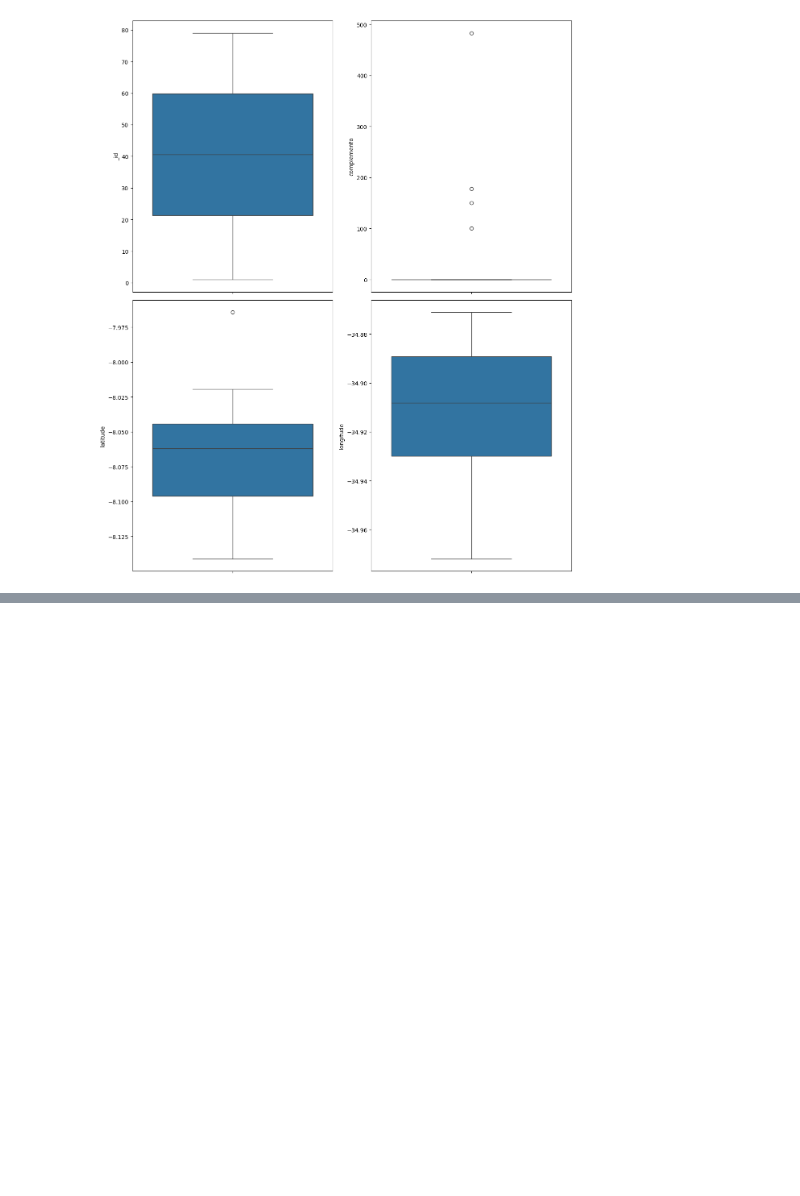
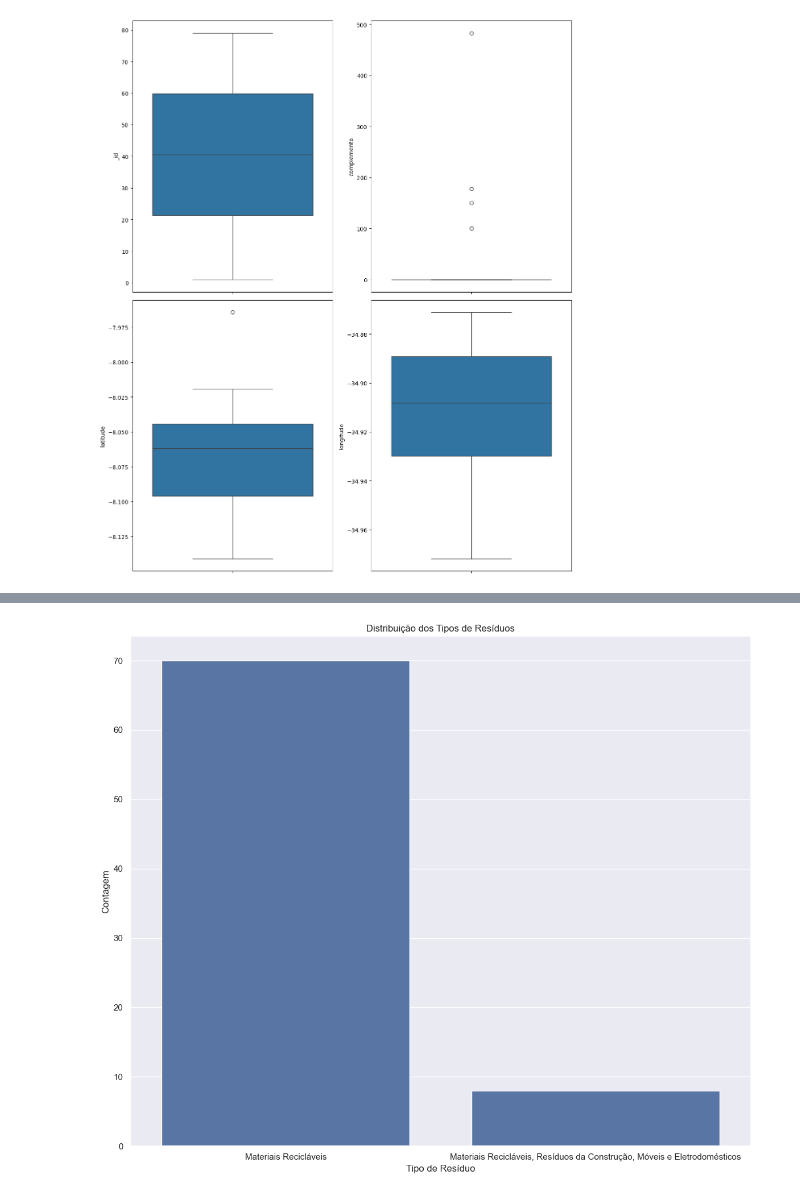
Before and after one commit to Daniel-Tavares-de-Lima/Conjunto-de-Dados-de-Transa-es-Imobili-rias-com-Informa-es-sobre-ITBI, a Jupyter notebook: código/analise.ipynb, the cells around one changed output, grey strips where cells are left out. Saved outputs shown, nothing was run; the diff lists cells and outputs as text; code cells hidden in the pictures; blank space fills up the shorter version.

Commit message:
Análise de dados e respondendo as perguntas propostas

```diff
--- a/código/analise.ipynb
+++ b/código/analise.ipynb
@@ -262,0 +262,23 @@ plt.show()
+# %%
+#Gráfico de barras para distribuição dos tipos de resíduos. Aqui estamos usando as bibliotecas seaborn e mathplotlib
+
+#Largura e altura do gráfico
+plt.figure(figsize=(12,10))
+
+#Onde pegar esses dados
+sns.countplot(x="tiporesiduo", data=df)
+
+#Titulo do gráfico
+plt.title("Distribuição dos Tipos de Resíduos")
+
+# Label horizontal do gráfico
+plt.xlabel("Tipo de Resíduo")
+
+#Label vertical do gráfico
+plt.ylabel("Contagem")
+
+# Se quiser colocar a rotação da informação, das seguintes informações: "materias recicláveis e resíduos da construção entre outros"
+plt.xticks(rotation= 0)
+plt.show()
+# %% [output]
+[figure, added]
```
Also changed, not shown: parts of 7 cells of this notebook.
